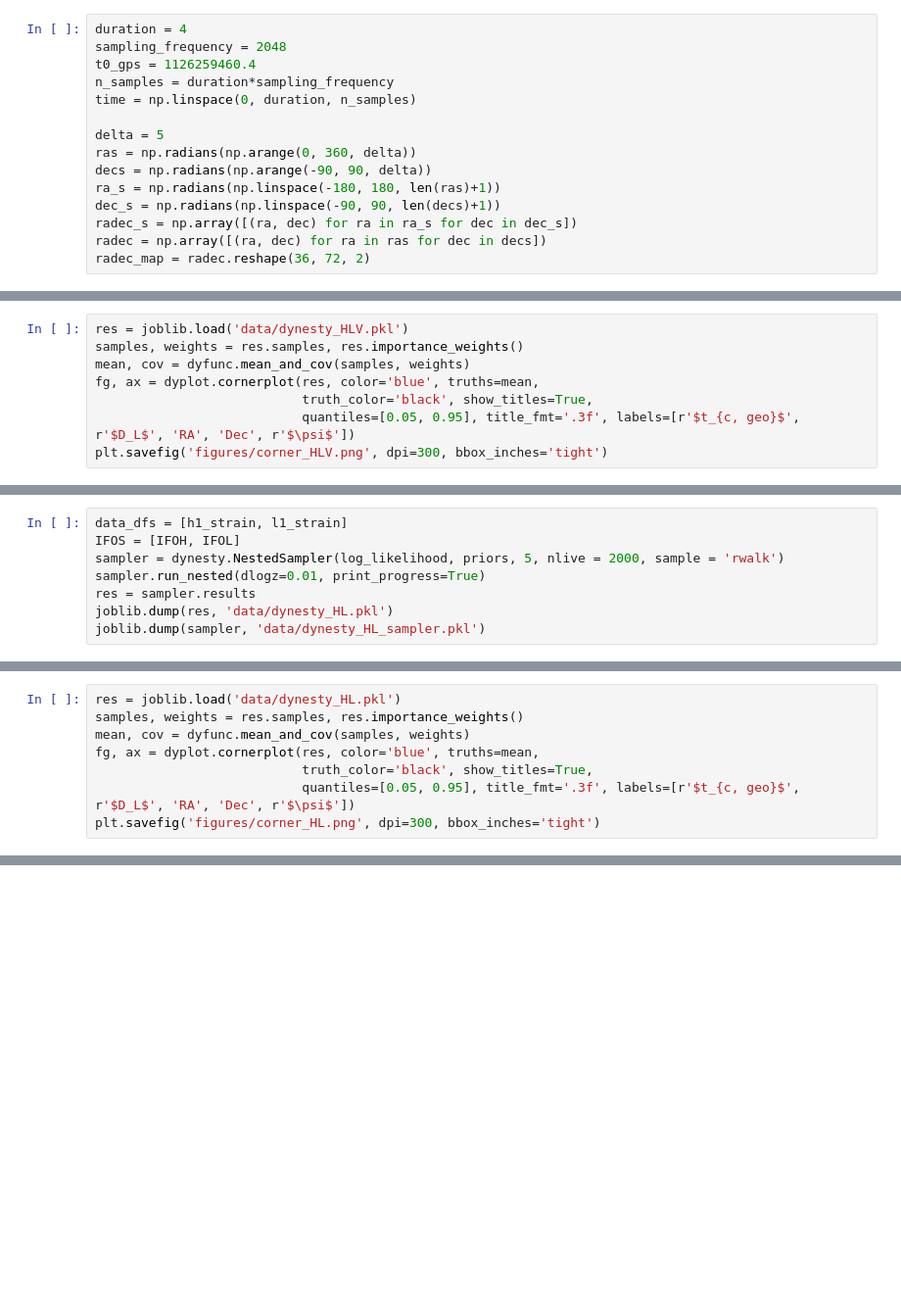
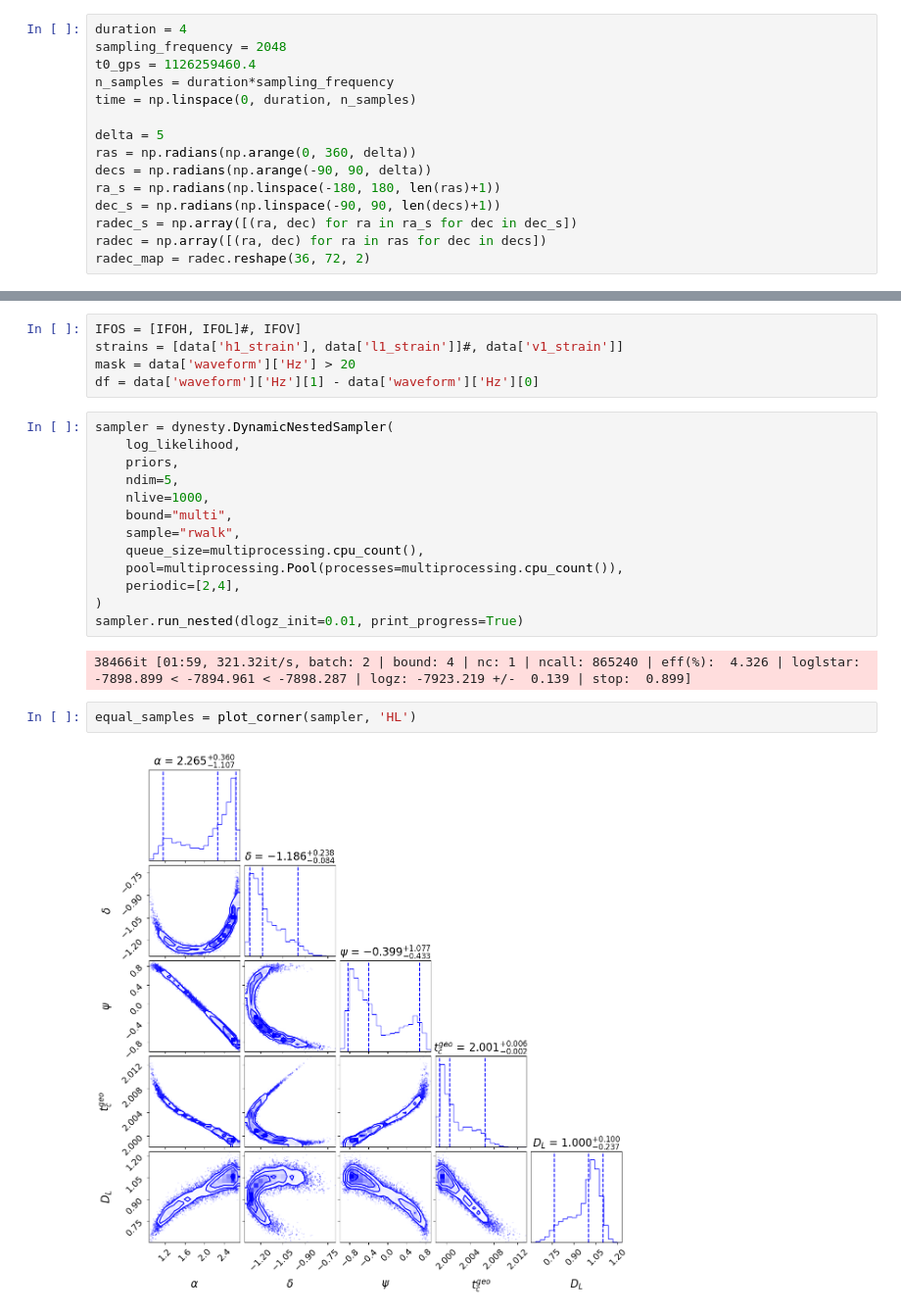
Before and after one commit to ljf441/gw-cosmology, a Jupyter notebook: bayesian.ipynb, the cells around one changed output, grey strips where cells are left out. Shown: that part at 98% size. Drawn from its saved outputs; the diff is of its cells as text; blank space fills up the shorter version.

```diff
--- a/bayesian.ipynb
+++ b/bayesian.ipynb
@@ -86,8 +43,0 @@ joblib.dump(sampler, 'data/dynesty_HLV_sampler.pkl')
-# %%
-res = joblib.load('data/dynesty_HLV.pkl')
-samples, weights = res.samples, res.importance_weights()
-mean, cov = dyfunc.mean_and_cov(samples, weights)
-fg, ax = dyplot.cornerplot(res, color='blue', truths=mean,
-                           truth_color='black', show_titles=True,
-                           quantiles=[0.05, 0.95], title_fmt='.3f', labels=[r'$t_{c, geo}$', r'$D_L$', 'RA', 'Dec', r'$\psi$'])
-plt.savefig('figures/corner_HLV.png', dpi=300, bbox_inches='tight')
@@ -131,8 +43,0 @@ print(np.rad2deg(mean[2]), np.rad2deg(mean[3]))
-# %%
-data_dfs = [h1_strain, l1_strain]
-IFOS = [IFOH, IFOL]
-sampler = dynesty.NestedSampler(log_likelihood, priors, 5, nlive = 2000, sample = 'rwalk')
-sampler.run_nested(dlogz=0.01, print_progress=True)
-res = sampler.results
-joblib.dump(res, 'data/dynesty_HL.pkl')
-joblib.dump(sampler, 'data/dynesty_HL_sampler.pkl')
@@ -142,8 +43,0 @@ joblib.dump(sampler, 'data/dynesty_HL_sampler.pkl')
-# %%
-res = joblib.load('data/dynesty_HL.pkl')
-samples, weights = res.samples, res.importance_weights()
-mean, cov = dyfunc.mean_and_cov(samples, weights)
-fg, ax = dyplot.cornerplot(res, color='blue', truths=mean,
-                           truth_color='black', show_titles=True,
-                           quantiles=[0.05, 0.95], title_fmt='.3f', labels=[r'$t_{c, geo}$', r'$D_L$', 'RA', 'Dec', r'$\psi$'])
-plt.savefig('figures/corner_HL.png', dpi=300, bbox_inches='tight')
@@ -186,0 +141,24 @@ print(np.rad2deg(mean[2]), np.rad2deg(mean[3]))
+# %%
+IFOS = [IFOH, IFOL]#, IFOV]
+strains = [data['h1_strain'], data['l1_strain']]#, data['v1_strain']]
+mask = data['waveform']['Hz'] > 20
+df = data['waveform']['Hz'][1] - data['waveform']['Hz'][0]
+# %%
+sampler = dynesty.DynamicNestedSampler(
+    log_likelihood,
+    priors,
+    ndim=5,
+    nlive=1000,
+    bound="multi",
+    sample="rwalk",
+    queue_size=multiprocessing.cpu_count(),
+    pool=multiprocessing.Pool(processes=multiprocessing.cpu_count()),
+    periodic=[2,4],
+)
+sampler.run_nested(dlogz_init=0.01, print_progress=True)
+# %% [output]
+38466it [01:59, 321.32it/s, batch: 2 | bound: 4 | nc: 1 | ncall: 865240 | eff(%):  4.326 | loglstar: -7898.899 < -7894.961 < -7898.287 | logz: -7923.219 +/-  0.139 | stop:  0.899]
+# %%
+equal_samples = plot_corner(sampler, 'HL')
+# %% [output]
+[figure, added]
```
Also changed, not shown: parts of 16 cells of this notebook, 26 other files.
